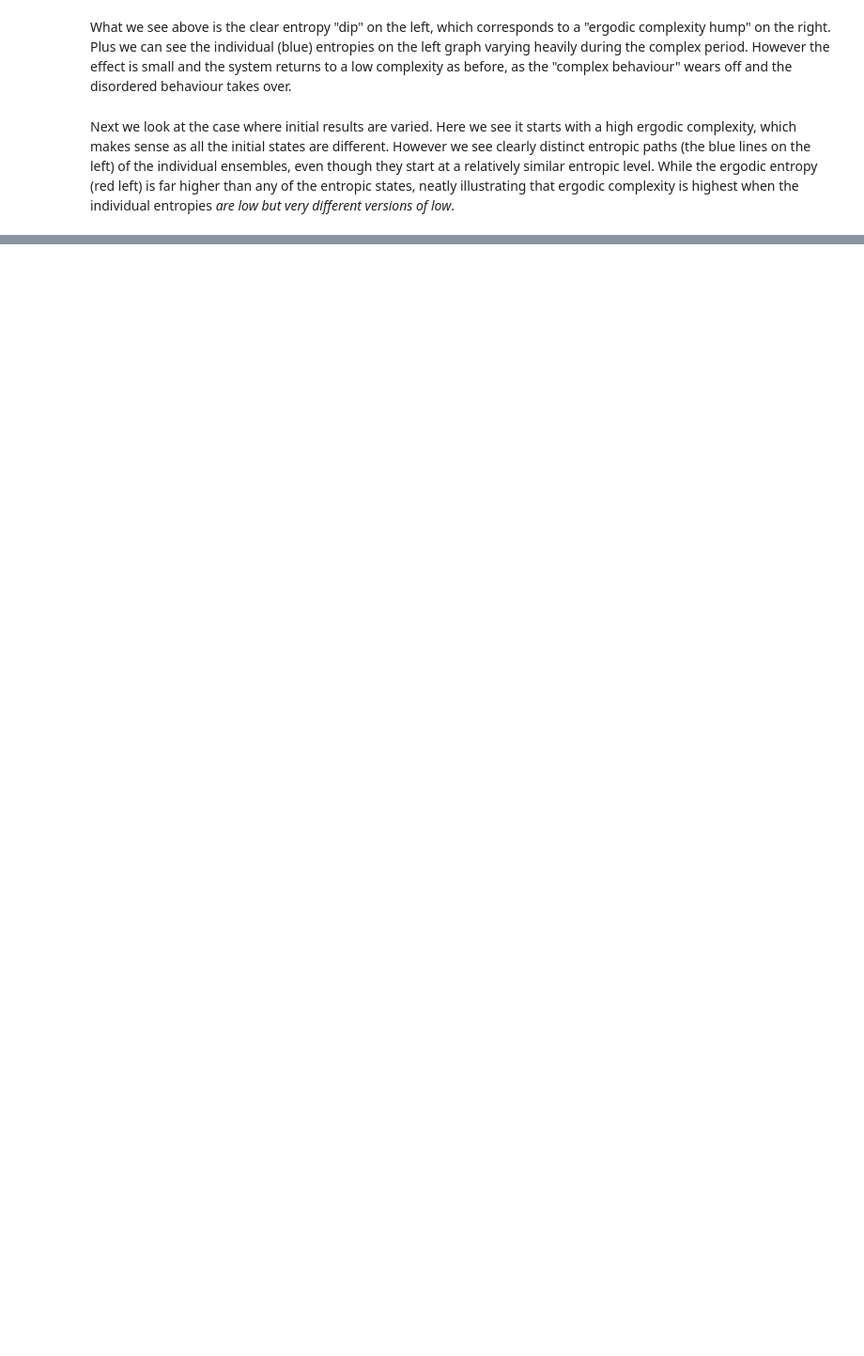
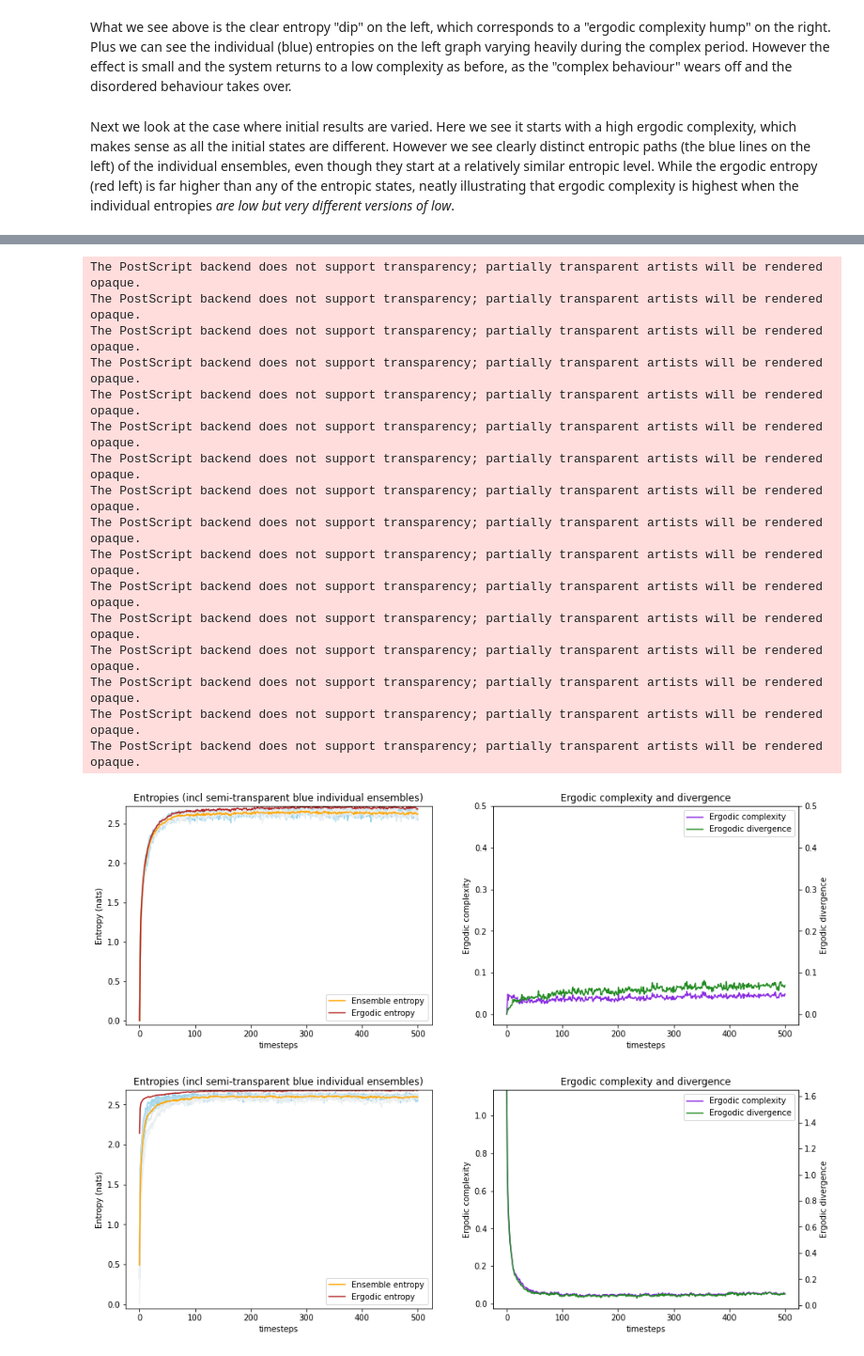
Before and after one commit to timjdavey/incoherence, a Jupyter notebook: paper_complexity/4.2. Initial conditions - Wealth model.ipynb, the cells around one changed output, grey strips where cells are left out. Shown at 94% size. Cells and saved outputs as stored; diff of their text form; code cells hidden in the pictures; blank space fills up the shorter version.

```diff
--- a/paper_complexity/4.2. Initial conditions - Wealth model.ipynb
+++ b/paper_complexity/4.2. Initial conditions - Wealth model.ipynb
@@ -65,0 +68,25 @@ thresholded_vary = series(initial=vary_initial, threshold=1.0, log=True, **stand
+# %%
+if False:
+    uniform.plot().savefig('figures/4.2-wealth-uniform.eps')
+    random.plot().savefig('figures/4.2-wealth-random.eps')
+    thresholded.plot().savefig('figures/4.2-wealth-thresholded.eps')
+    thresholded_vary.plot().savefig('figures/4.2-wealth-vary.eps')
+# %% [output]
+The PostScript backend does not support transparency; partially transparent artists will be rendered opaque.
+The PostScript backend does not support transparency; partially transparent artists will be rendered opaque.
+The PostScript backend does not support transparency; partially transparent artists will be rendered opaque.
+The PostScript backend does not support transparency; partially transparent artists will be rendered opaque.
+The PostScript backend does not support transparency; partially transparent artists will be rendered opaque.
+The PostScript backend does not support transparency; partially transparent artists will be rendered opaque.
+The PostScript backend does not support transparency; partially transparent artists will be rendered opaque.
+The PostScript backend does not support transparency; partially transparent artists will be rendered opaque.
+The PostScript backend does not support transparency; partially transparent artists will be rendered opaque.
+The PostScript backend does not support transparency; partially transparent artists will be rendered opaque.
+The PostScript backend does not support transparency; partially transparent artists will be rendered opaque.
+The PostScript backend does not support transparency; partially transparent artists will be rendered opaque.
+The PostScript backend does not support transparency; partially transparent artists will be rendered opaque.
+The PostScript backend does not support transparency; partially transparent artists will be rendered opaque.
+The PostScript backend does not support transparency; partially transparent artists will be rendered opaque.
+The PostScript backend does not support transparency; partially transparent artists will be rendered opaque.
+[figure, added]
+[figure, added]
```
Also changed, not shown: parts of 6 cells of this notebook, 32 other files.
